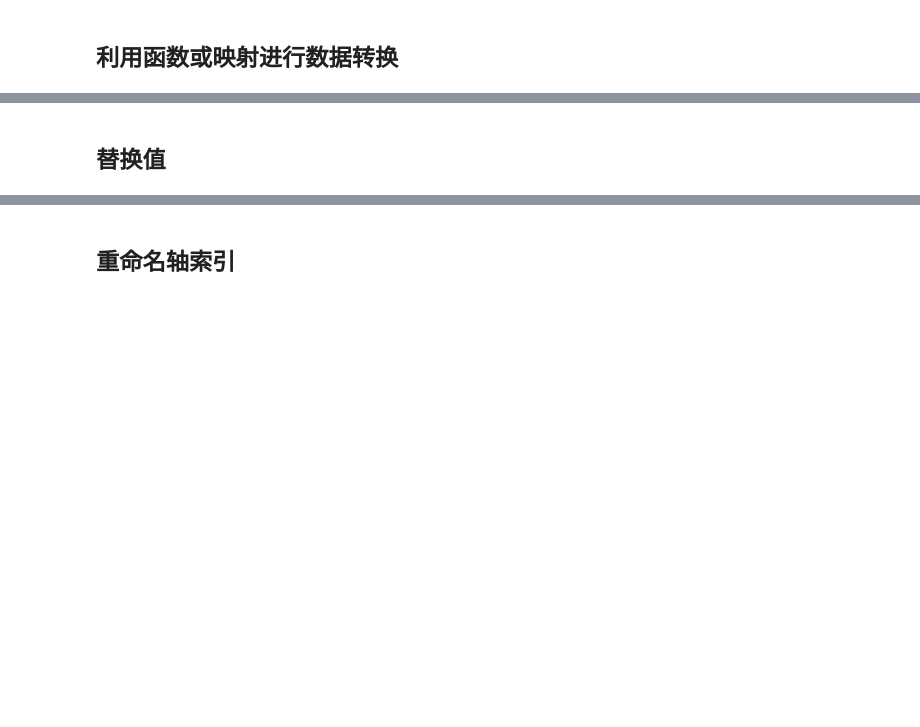
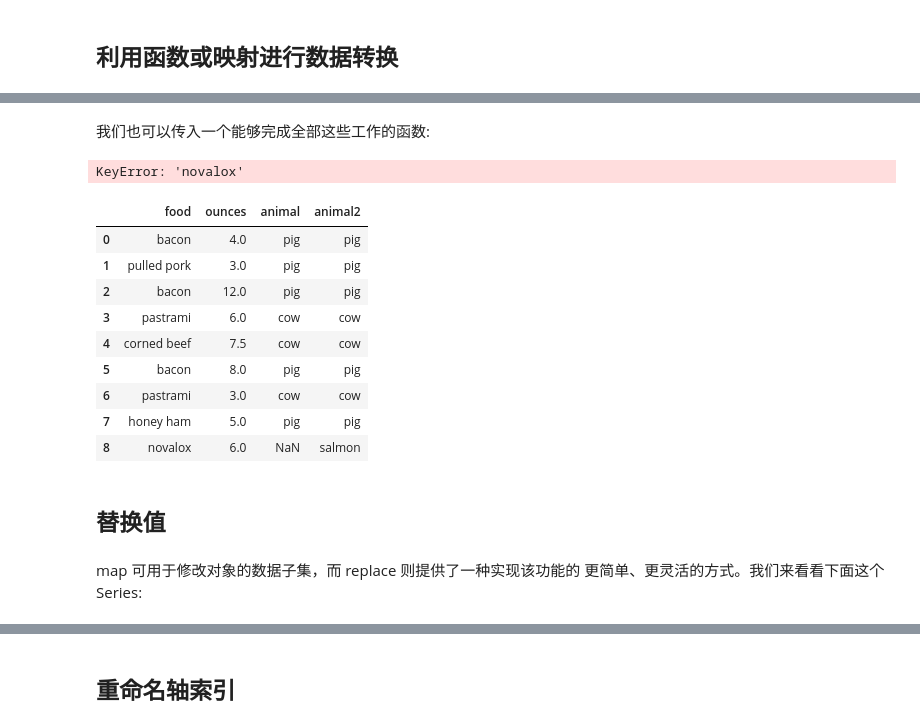
Before and after one commit to meloxl/Python-for-Data-Analysis, a Jupyter notebook: task4-ch07.ipynb, the cells around one changed output, grey strips where cells are left out. Drawn from its saved outputs; the diff is of its cells as text; code cells hidden in the pictures; blank space fills up the shorter version.

```diff
--- a/task4-ch07.ipynb
+++ b/task4-ch07.ipynb
@@ -383,0 +403,12 @@ data.drop_duplicates(['k1', 'k2'], keep='last')
+# %%
+meat_to_animal = {
+  'bacon': 'pig',
+  'pulled pork': 'pig',
+  'pastrami': 'cow',
+  'corned beef': 'cow',
+  'honey ham': 'pig',
+  'nova lox': 'salmon'
+}
+# %%
+lowercased = data['food'].str.lower()
+lowercased
@@ -383,0 +426,3 @@ data.drop_duplicates(['k1', 'k2'], keep='last')
+# %%
+data['animal'] = lowercased.map(meat_to_animal)
+data
@@ -384,2 +440,41 @@ data.drop_duplicates(['k1', 'k2'], keep='last')
+# %% [markdown]
+我们也可以传入一个能够完成全部这些工作的函数:
+# %%
+data['food'].map(lambda x: meat_to_animal[x.lower()]) #异常 todo
+# %% [output]
+KeyError: 'novalox'
+# %%
+def meat_2_animal(series):
+    if series['food'] == 'bacon':
+        return 'pig'
+    elif series['food'] == 'pulled pork':
+        return 'pig'
+    elif series['food'] == 'pastrami':
+        return 'cow'
+    elif series['food'] == 'corned beef':
+        return 'cow'
+    elif series['food'] == 'honey ham':
+        return 'pig'
+    else:
+        return 'salmon'
+# %%
+#another way of doing it is: convert the food values to the lower case and apply the function
+lower = lambda x: x.lower()
+data['food'] = data['food'].apply(lower)
+data['animal2'] = data.apply(meat_2_animal, axis='columns')
+data
+# %% [output]
+|  | food | ounces | animal | animal2 |
+| 0 | bacon | 4.0 | pig | pig |
+| 1 | pulled pork | 3.0 | pig | pig |
+| 2 | bacon | 12.0 | pig | pig |
+| 3 | pastrami | 6.0 | cow | cow |
+| 4 | corned beef | 7.5 | cow | cow |
+| 5 | bacon | 8.0 | pig | pig |
+| 6 | pastrami | 3.0 | cow | cow |
+| 7 | honey ham | 5.0 | pig | pig |
+| 8 | novalox | 6.0 | NaN | salmon |
 # %% [markdown]
 ## 替换值
+# %% [markdown]
+map 可用于修改对象的数据子集，而 replace 则提供了一种实现该功能的 更简单、更灵活的方式。我们来看看下面这个 Series:
```
Also changed, not shown: parts of 130 cells of this notebook, 30 other files.
